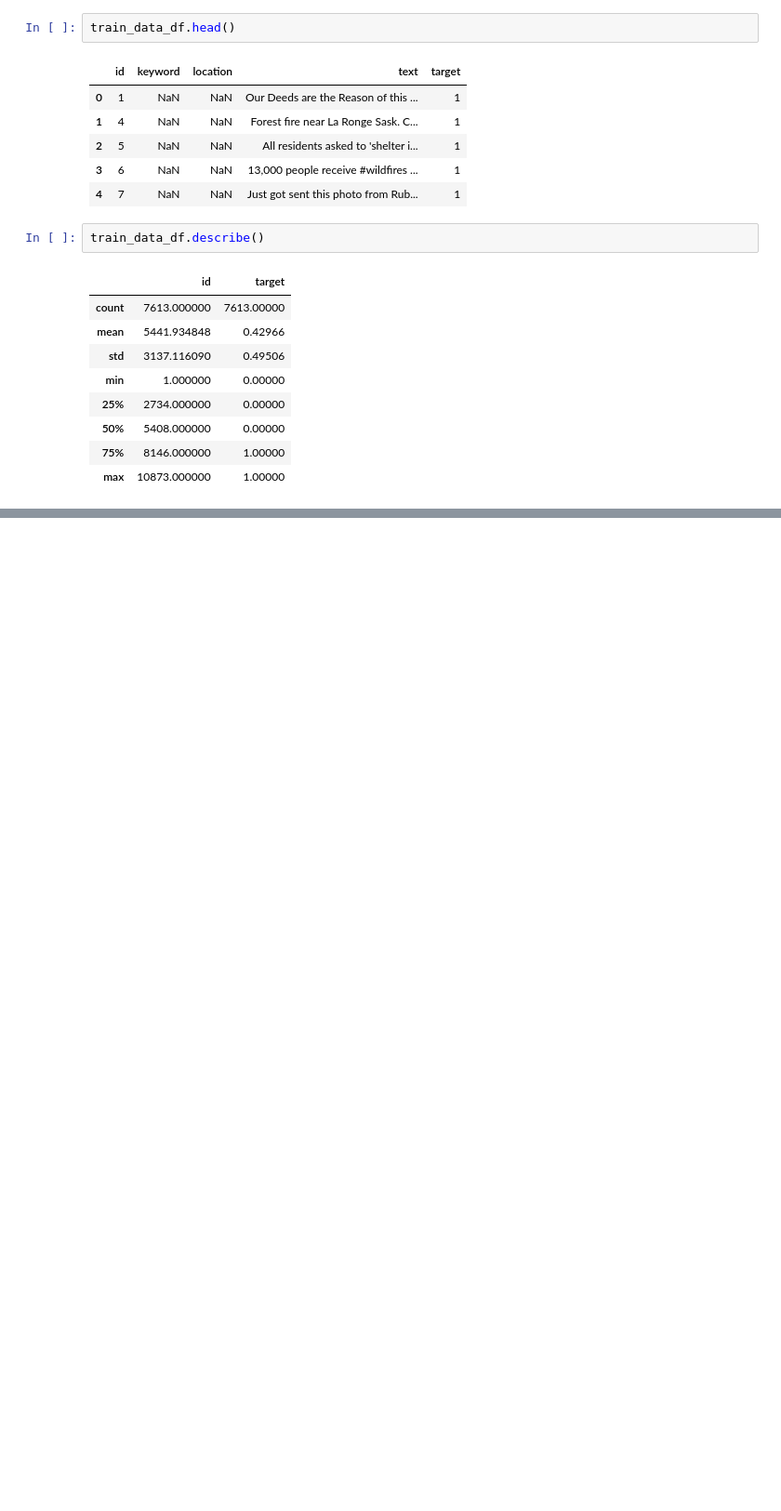
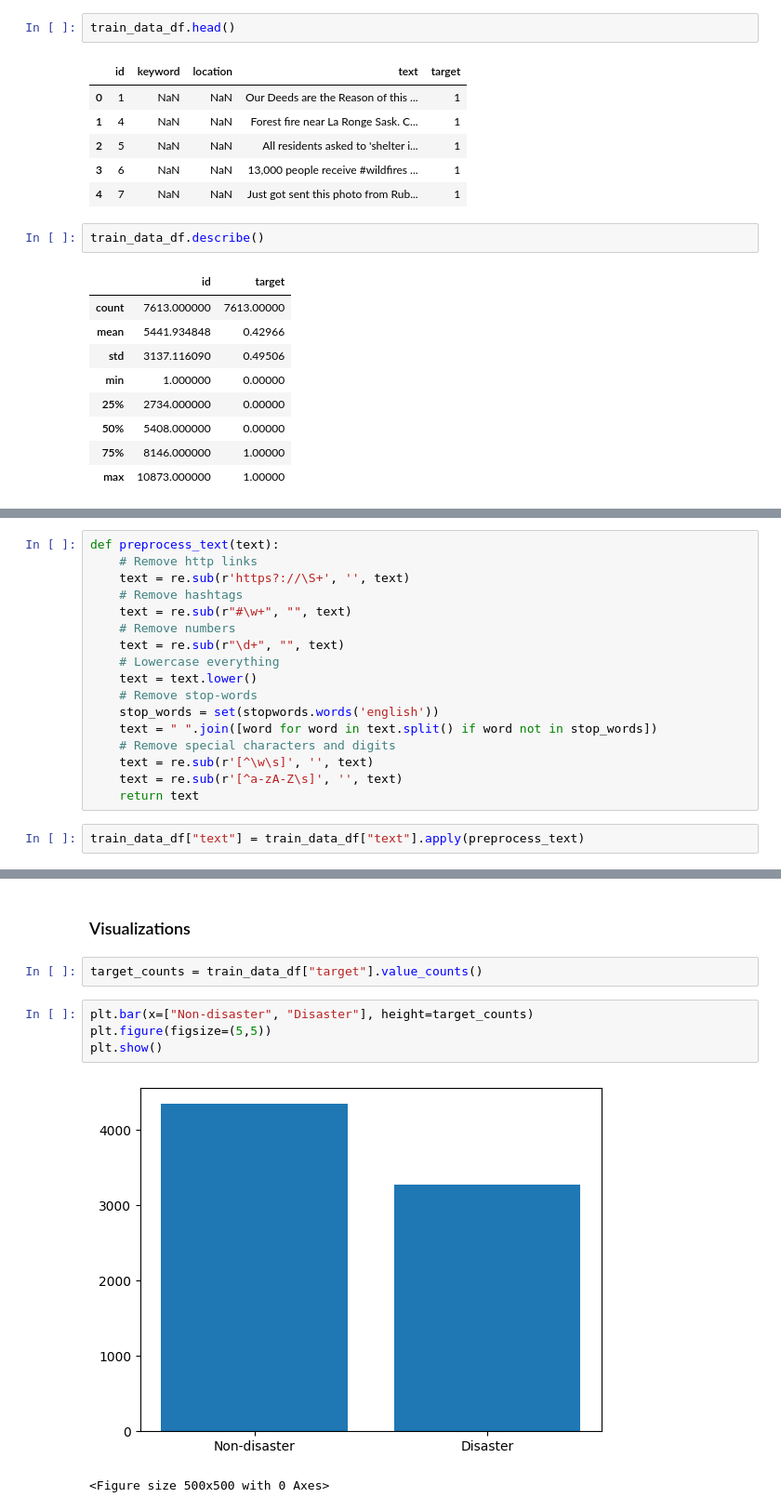
Before and after one commit to BasilPanda/NLP_Disaster_Tweets, a Jupyter notebook: nlp_disaster_tweets.ipynb, the cells around one changed output, grey strips where cells are left out. Shown: that part at 93% size. Drawn from its saved outputs; the diff is of its cells as text; blank space fills up the shorter version.

Commit message:
wip visualizations

```diff
--- a/nlp_disaster_tweets.ipynb
+++ b/nlp_disaster_tweets.ipynb
@@ -125,0 +168,19 @@ train_data_df.describe()
+# %%
+def preprocess_text(text):
+    # Remove http links
+    text = re.sub(r'https?://\S+', '', text)
+    # Remove hashtags
+    text = re.sub(r"#\w+", "", text)
+    # Remove numbers
+    text = re.sub(r"\d+", "", text)
+    # Lowercase everything
+    text = text.lower()
+    # Remove stop-words
+    stop_words = set(stopwords.words('english'))
+    text = " ".join([word for word in text.split() if word not in stop_words])
+    # Remove special characters and digits
+    text = re.sub(r'[^\w\s]', '', text)
+    text = re.sub(r'[^a-zA-Z\s]', '', text)
+    return text
+# %%
+train_data_df["text"] = train_data_df["text"].apply(preprocess_text)
@@ -125,0 +211,11 @@ train_data_df.describe()
+# %% [markdown]
+### Visualizations
+# %%
+target_counts = train_data_df["target"].value_counts()
+# %%
+plt.bar(x=["Non-disaster", "Disaster"], height=target_counts)
+plt.figure(figsize=(5,5))
+plt.show()
+# %% [output]
+[figure, added]
+<Figure size 500x500 with 0 Axes>
```
Also changed, not shown: parts of 7 cells of this notebook.
